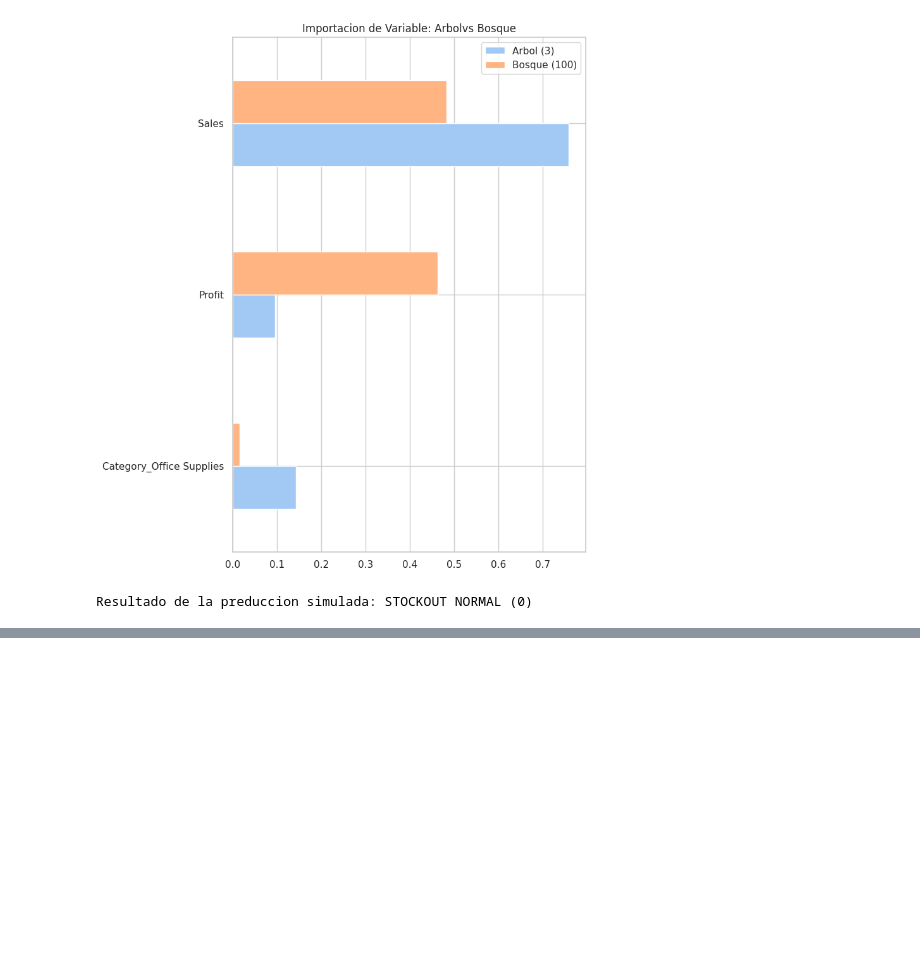
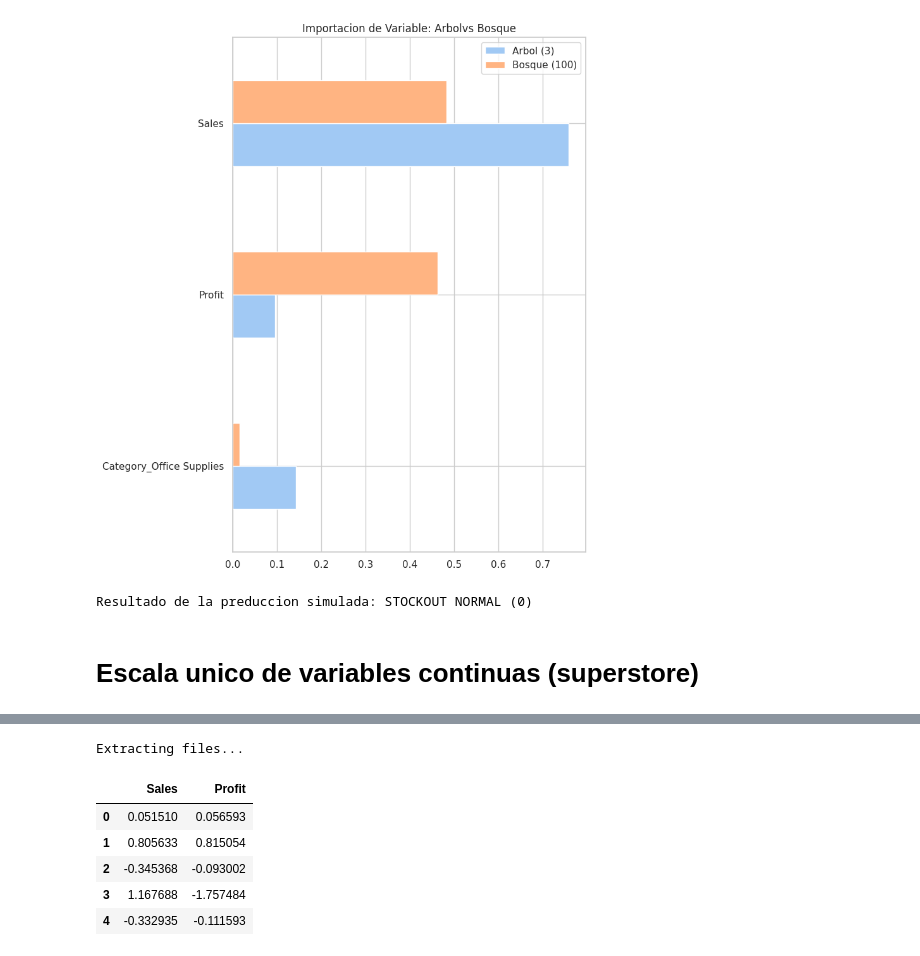
Before and after one commit to jvillagra66-oss/ml-inventario-superstore, a Jupyter notebook: notebooks/01_analisis_inventario.ipynb, the cells around one changed output, grey strips where cells are left out. Cells and saved outputs as stored; diff of their text form; code cells hidden in the pictures; blank space fills up the shorter version.

Commit message:
Escala de variable binaria y continua modelo aplicado es KNN, K-Means se puede usar en el Para Árboles de Decisión o Random Forest

```diff
--- a/notebooks/01_analisis_inventario.ipynb
+++ b/notebooks/01_analisis_inventario.ipynb
@@ -1210,3 +1210,39 @@ print(f'Resultado de la preduccion simulada: {resultado}')
 # %% [output]
 [figure]
 Resultado de la preduccion simulada: STOCKOUT NORMAL (0)
+# %% [markdown]
+# Escala unico de variables continuas (superstore)
+# %%
+from sklearn.preprocessing import StandardScaler
+import pandas as pd
+import os
+
+# Asegurar que df esté cargado en memoria
+try:
+    df_temp_check = df
+except NameError:
+    try:
+        # Si df no existe, intentamos cargarlo usando la ruta de kagglehub previamente descargada
+        df = pd.read_csv(os.path.join(path, "SampleSuperstore.csv"))
+    except NameError:
+        # En caso de que tampoco exista la variable 'path', descargamos el dataset nuevamente
+        import kagglehub
+        path = kagglehub.dataset_download("bravehart101/sample-supermarket-dataset")
+        df = pd.read_csv(os.path.join(path, "SampleSuperstore.csv"))
+
+# 1. Seleccionamos las columnas numéricas continuas
+columnas_cluster = ['Sales', 'Profit']
+
+# Extraemos la matriz con las variables a escalar
+df_cluster = df[columnas_cluster].copy()
+
+# Instanciamos y aplicamos el escalador
+scaler = StandardScaler()
+x_scaled = scaler.fit_transform(df_cluster)
+
+# 2. Reconstruimos el DataFrame manteniendo nombres de columnas e índice
+df_scaled = pd.DataFrame(x_scaled, columns=columnas_cluster, index=df_cluster.index)
+
+# Visualizamos la muestra escalada (media ≈ 0, desviación estándar ≈ 1)
+df_scaled.head()
+# %% [output]
@@ -1212,0 +1250,7 @@ Resultado de la preduccion simulada: STOCKOUT NORMAL (0)
+Extracting files...
+|  | Sales | Profit |
+| 0 | 0.051510 | 0.056593 |
+| 1 | 0.805633 | 0.815054 |
+| 2 | -0.345368 | -0.093002 |
+| 3 | 1.167688 | -1.757484 |
+| 4 | -0.332935 | -0.111593 |
```
Also changed, not shown: parts of 1 cell of this notebook.
